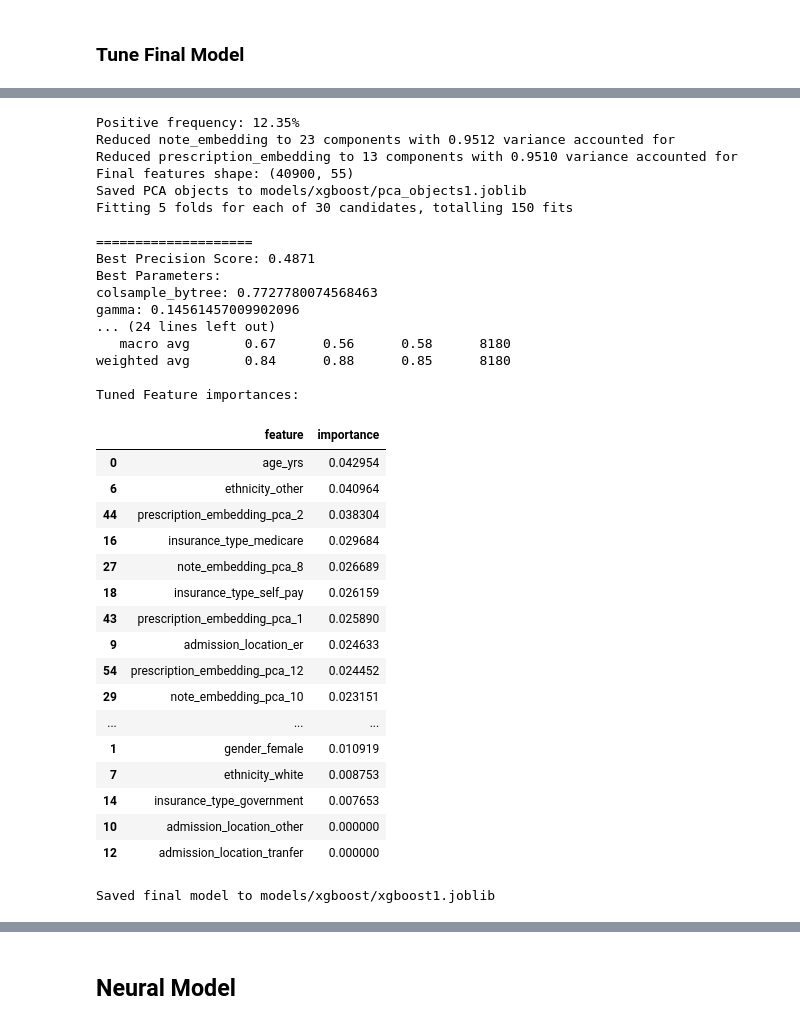
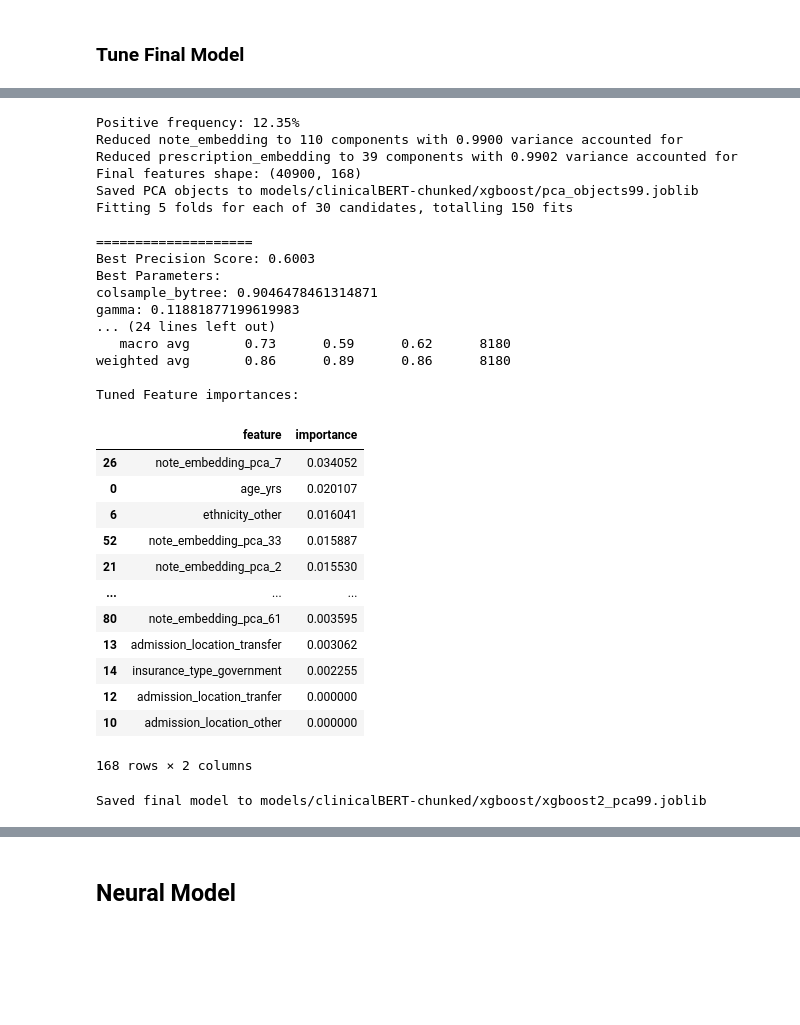
Before and after one commit to TylerAnderton/DeepRiskICU, a Jupyter notebook: ml-training/long_context.ipynb, the cells around one changed output, grey strips where cells are left out. Cells and saved outputs as stored; diff of their text form; code cells hidden in the pictures; blank space fills up the shorter version.

Commit message:
retrained models with chunked token processing for slight improvements in accuracy. fully integrated into app

```diff
--- a/ml-training/long_context.ipynb
+++ b/ml-training/long_context.ipynb
@@ -1536,6 +1429,10 @@ def train_and_eval_xgb(
 
     return model, feat_importances, pca_objects_dict
 # %%
-# model, feature_importances, pca_objects_dict = train_and_eval_xgb(final_data, embedding_cols=['note_embedding', 'prescription_embedding'])
+model, feature_importances, pca_objects_dict = train_and_eval_xgb(
+    final_data,
+    embedding_cols=['note_embedding', 'prescription_embedding'],
+    pca_variance=0.99,
+)
 # %% [output]
 Positive frequency: 12.35%
@@ -1751,45 +1667,43 @@ def tune_and_eval_xgb(
 # %%
 xgboost_dir = os.path.join('models', embedding_type, 'xgboost')
+os.makedirs(xgboost_dir, exist_ok=True)
 
-# tuned_model, tuned_feature_importances, tuned_pca_objects_dict = tune_and_eval_xgb(
-#     final_data,
-#     embedding_cols=['note_embedding', 'prescription_embedding'],
-#     pca_dict_path=os.path.join(xgboost_dir, 'pca_objects1.joblib'),
-#     model_path=os.path.join(xgboost_dir, 'xgboost1.joblib'),
-# )
+tuned_model, tuned_feature_importances, tuned_pca_objects_dict = tune_and_eval_xgb(
+    final_data,
+    embedding_cols=['note_embedding', 'prescription_embedding'],
+    pca_dict_path=os.path.join(xgboost_dir, 'pca_objects99.joblib'),
+    model_path=os.path.join(xgboost_dir, 'xgboost2_pca99.joblib'),
+    pca_variance=0.99,
+)
 # %% [output]
 Positive frequency: 12.35%
-Reduced note_embedding to 23 components with 0.9512 variance accounted for
-Reduced prescription_embedding to 13 components with 0.9510 variance accounted for
-Final features shape: (40900, 55)
-Saved PCA objects to models/xgboost/pca_objects1.joblib
+Reduced note_embedding to 110 components with 0.9900 variance accounted for
+Reduced prescription_embedding to 39 components with 0.9902 variance accounted for
+Final features shape: (40900, 168)
+Saved PCA objects to models/clinicalBERT-chunked/xgboost/pca_objects99.joblib
 Fitting 5 folds for each of 30 candidates, totalling 150 fits
 
 ====================
-Best Precision Score: 0.4871
+Best Precision Score: 0.6003
 Best Parameters:
-colsample_bytree: 0.7727780074568463
-gamma: 0.14561457009902096
+colsample_bytree: 0.9046478461314871
+gamma: 0.11881877199619983
 ... (24 lines left out)
-   macro avg       0.67      0.56      0.58      8180
-weighted avg       0.84      0.88      0.85      8180
+   macro avg       0.73      0.59      0.62      8180
+weighted avg       0.86      0.89      0.86      8180
 
 Tuned Feature importances:
 |  | feature | importance |
-| 0 | age_yrs | 0.042954 |
-| 6 | ethnicity_other | 0.040964 |
-| 44 | prescription_embedding_pca_2 | 0.038304 |
-| 16 | insurance_type_medicare | 0.029684 |
-| 27 | note_embedding_pca_8 | 0.026689 |
-| 18 | insurance_type_self_pay | 0.026159 |
-| 43 | prescription_embedding_pca_1 | 0.025890 |
-| 9 | admission_location_er | 0.024633 |
-| 54 | prescription_embedding_pca_12 | 0.024452 |
-| 29 | note_embedding_pca_10 | 0.023151 |
+| 26 | note_embedding_pca_7 | 0.034052 |
+| 0 | age_yrs | 0.020107 |
+| 6 | ethnicity_other | 0.016041 |
+| 52 | note_embedding_pca_33 | 0.015887 |
+| 21 | note_embedding_pca_2 | 0.015530 |
 | ... | ... | ... |
-| 1 | gender_female | 0.010919 |
-| 7 | ethnicity_white | 0.008753 |
-| 14 | insurance_type_government | 0.007653 |
+| 80 | note_embedding_pca_61 | 0.003595 |
+| 13 | admission_location_transfer | 0.003062 |
+| 14 | insurance_type_government | 0.002255 |
+| 12 | admission_location_tranfer | 0.000000 |
 | 10 | admission_location_other | 0.000000 |
-| 12 | admission_location_tranfer | 0.000000 |
-Saved final model to models/xgboost/xgboost1.joblib
+168 rows × 2 columns
+Saved final model to models/clinicalBERT-chunked/xgboost/xgboost2_pca99.joblib
```
Also changed, not shown: parts of 30 cells of this notebook, 55 other files.
